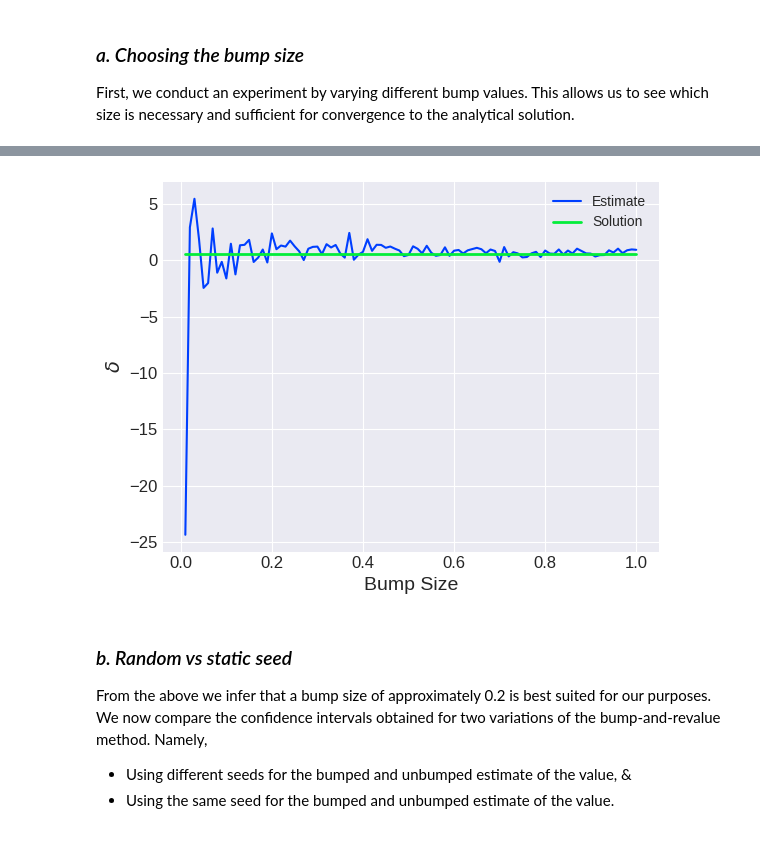
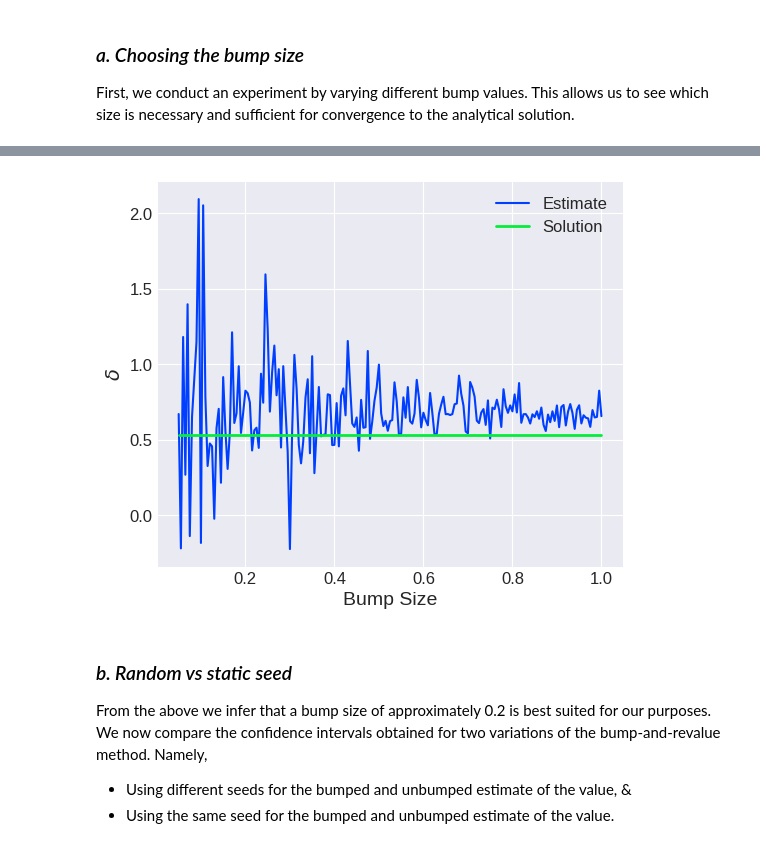
Before and after one commit to DKLEINLEUNK/MCOptionPricer, a Jupyter notebook: results.ipynb, the cells around one changed output, grey strips where cells are left out. Drawn from its saved outputs; the diff is of its cells as text; code cells hidden in the pictures.

```diff
--- a/results.ipynb
+++ b/results.ipynb
@@ -108,7 +111,7 @@ model_params = {
     'T': 1,
     'r': 0.06,
     'sigma': 0.2,
-    'simulations': 10_000,
+    'simulations': 100_000,
     'time_steps': 252
 }
 # %%
@@ -130,5 +143,5 @@ analytical_delta = hedge_parameter_black_scholes(**model_params)
 # %%
-bump_sizes = np.linspace(0.01, 1, 100)
+bump_sizes =np.linspace(0.05, 1, 191)
 
 estimates = []
 for bump_size in bump_sizes:
@@ -156,25 +156,26 @@ Delta: 0.927727108343916, Bumped price: 12.50208082537519, Price: 11.57435371703
 # %%
-plt.style.use('seaborn-v0_8-bright')
-plt.style.use('seaborn-v0_8-darkgrid')
+# plt.style.use('seaborn-v0_8-bright')
+# plt.style.use('seaborn-v0_8-darkgrid')
 
 # import pandas as pd
 
 # bump_sizes = np.linspace(0.01, 1, 100)
 
 # data = pd.read_csv('data/csv_q3_geometric_estimates_over_N.csv')
 
 # estimates = data['EST']
 
+plt.figure(figsize=(6, 5))
 plt.plot(bump_sizes, estimates, linestyle='-', linewidth=1.5, label='Estimate')
 plt.plot(bump_sizes, [analytical_delta]*len(bump_sizes), linestyle='-', linewidth=2, label='Solution')
 plt.xlabel('Bump Size', fontsize=14)
 plt.ylabel('$\\delta$', fontsize=14)
 plt.xticks(fontsize=12)
 plt.yticks(fontsize=12)
-plt.legend()
+plt.legend(fontsize=12)
 plt.show()
 # %% [output]
-[figure, old version]
+[figure, new version]
 # %% [markdown]
 ### *b. Random vs static seed*
 
```
Also changed, not shown: parts of 30 cells of this notebook, 12 other files.
